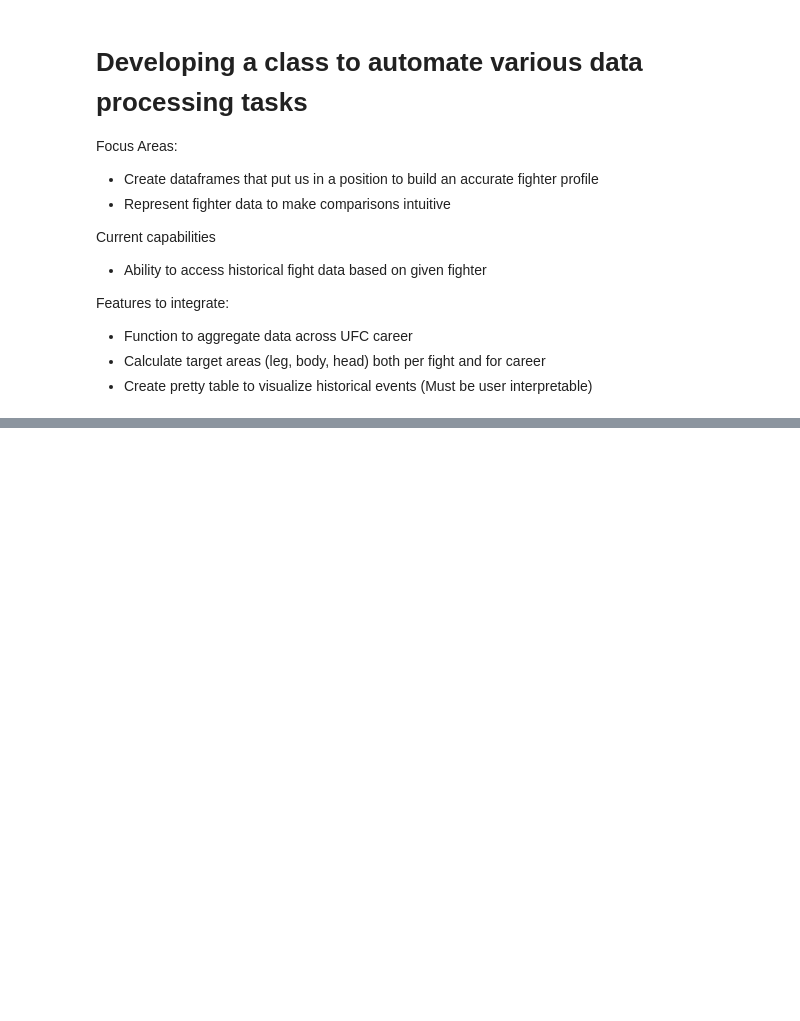
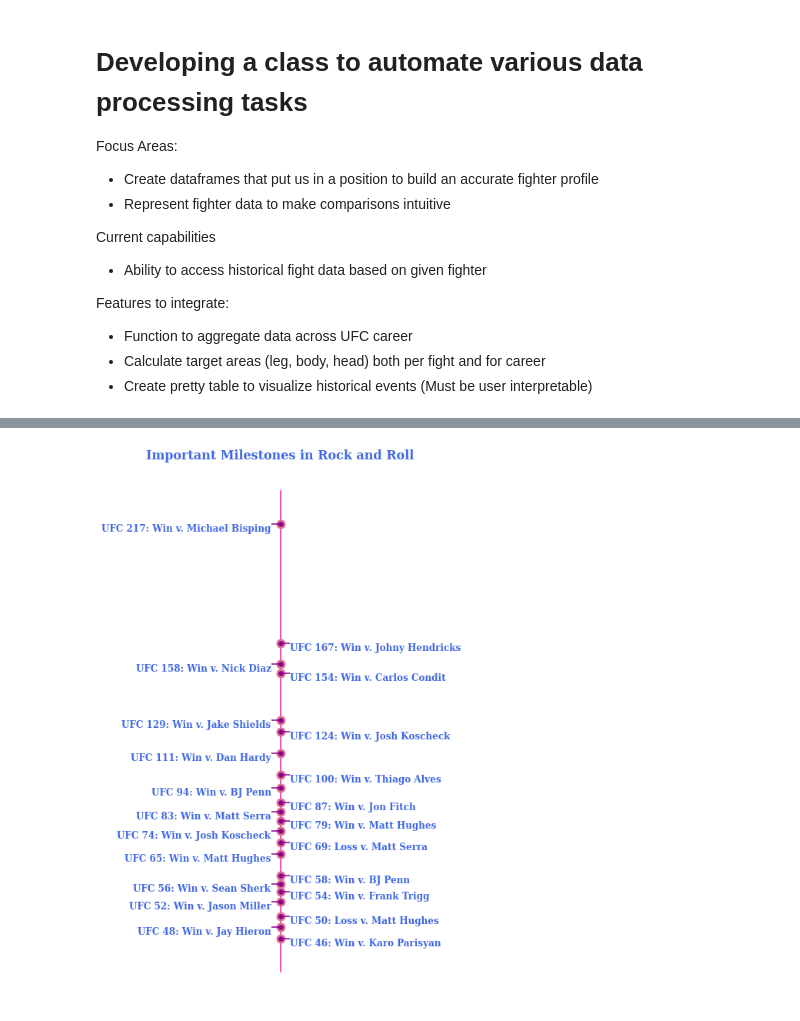
Before and after one commit to ayanga1998/UFC_Dashboard, a Jupyter notebook: Data_Analysis.ipynb, the cells around one changed output, grey strips where cells are left out. Drawn from its saved outputs; the diff is of its cells as text; code cells hidden in the pictures; blank space fills up the shorter version.

```diff
--- a/Data_Analysis.ipynb
+++ b/Data_Analysis.ipynb
@@ -104,0 +218,36 @@ UFC = Fighter_Data(df)
+# %%
+from datetime import timedelta
+
+fig, ax = plt.subplots(figsize=(6, 10), constrained_layout=True)
+_ = ax.set_xlim(-20, 20)
+_ = ax.set_ylim(min_date, max_date)
+_ = ax.axvline(0, ymin=0.05, ymax=0.95, c='deeppink', zorder=1)
+
+_ = ax.scatter(np.zeros(len(dates)), dates, s=120, c='palevioletred', zorder=2)
+_ = ax.scatter(np.zeros(len(dates)), dates, s=30, c='darkmagenta', zorder=3)
+
+label_offsets = np.repeat(2.0, len(dates))
+label_offsets[1::2] = -2.0
+for i, (l, d) in enumerate(zip(labels, dates)):
+    d = d - timedelta(days=90)
+    align = 'right'
+    if i % 2 == 0:
+        align = 'left'
+    _ = ax.text(label_offsets[i], d, l, ha=align, fontfamily='serif', fontweight='bold', color='royalblue',fontsize=12)
+
+stems = np.repeat(2.0, len(dates))
+stems[1::2] *= -1.0
+x = ax.hlines(dates, 0, stems, color='darkmagenta')
+
+# hide lines around chart
+for spine in ["left", "top", "right", "bottom"]:
+    _ = ax.spines[spine].set_visible(False)
+
+# hide tick labels
+_ = ax.set_xticks([])
+_ = ax.set_yticks([])
+
+_ = ax.set_title('Important Milestones in Rock and Roll', fontweight="bold", fontfamily='serif', fontsize=16,
+                 color='royalblue')
+# %% [output]
+[figure, added]
```
Also changed, not shown: parts of 23 cells of this notebook, 5 other files.
